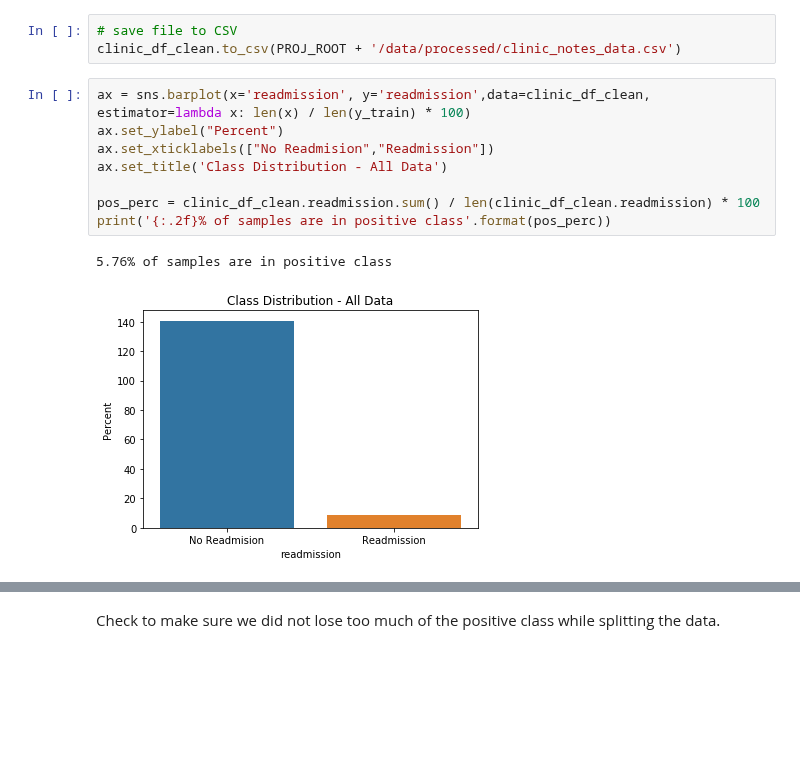
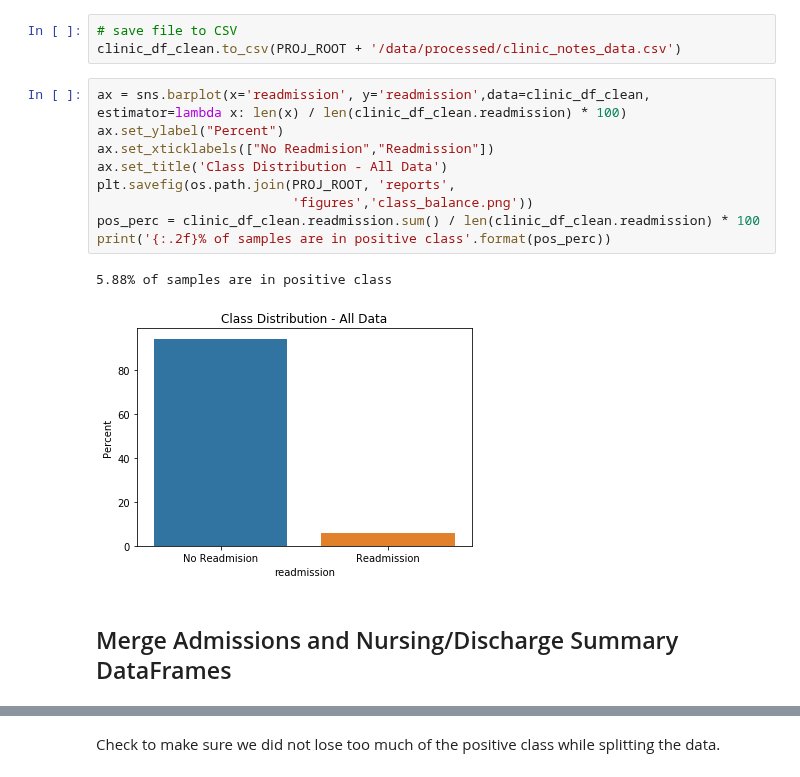
Before and after one commit to TheeChris/springboard, a Jupyter notebook: Capstone_2/notebooks/0.1-TheeChris-DataPrep.ipynb, the cells around one changed output, grey strips where cells are left out. Saved outputs shown, nothing was run; the diff lists cells and outputs as text; blank space fills up the shorter version.

Commit message:
add discharge and nursing notes

```diff
--- a/Capstone_2/notebooks/0.1-TheeChris-DataPrep.ipynb
+++ b/Capstone_2/notebooks/0.1-TheeChris-DataPrep.ipynb
@@ -329,13 +383,16 @@ clinic_df_clean.head()
 # save file to CSV
 clinic_df_clean.to_csv(PROJ_ROOT + '/data/processed/clinic_notes_data.csv')
 # %%
-ax = sns.barplot(x='readmission', y='readmission',data=clinic_df_clean, estimator=lambda x: len(x) / len(y_train) * 100)
+ax = sns.barplot(x='readmission', y='readmission',data=clinic_df_clean, estimator=lambda x: len(x) / len(clinic_df_clean.readmission) * 100)
 ax.set_ylabel("Percent")
 ax.set_xticklabels(["No Readmision","Readmission"])
 ax.set_title('Class Distribution - All Data')
-
+plt.savefig(os.path.join(PROJ_ROOT, 'reports',
+                         'figures','class_balance.png'))
 pos_perc = clinic_df_clean.readmission.sum() / len(clinic_df_clean.readmission) * 100
 print('{:.2f}% of samples are in positive class'.format(pos_perc))
 # %% [output]
-5.76% of samples are in positive class
+5.88% of samples are in positive class
-[figure, old version]
+[figure, new version]
+# %% [markdown]
+## Merge Admissions and Nursing/Discharge Summary DataFrames
```
Also changed, not shown: parts of 26 cells of this notebook.
